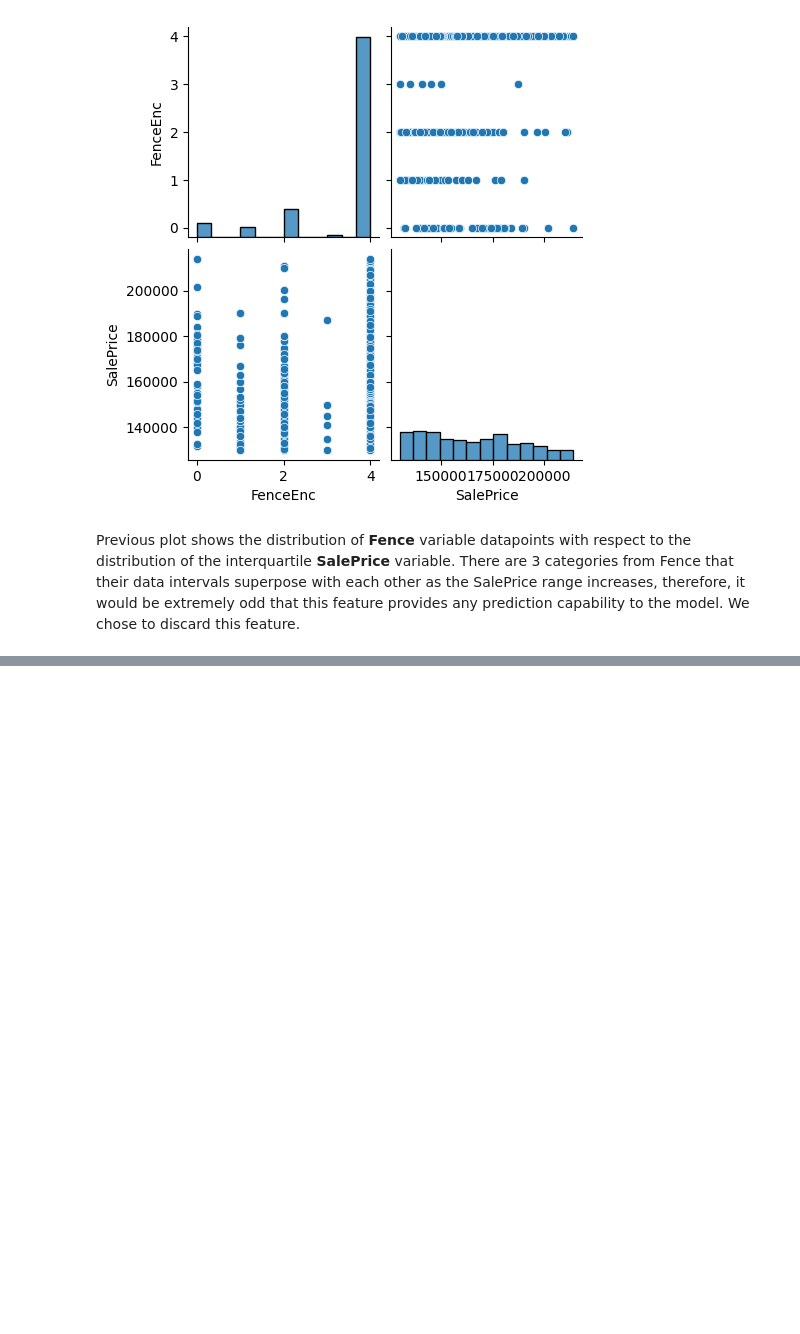
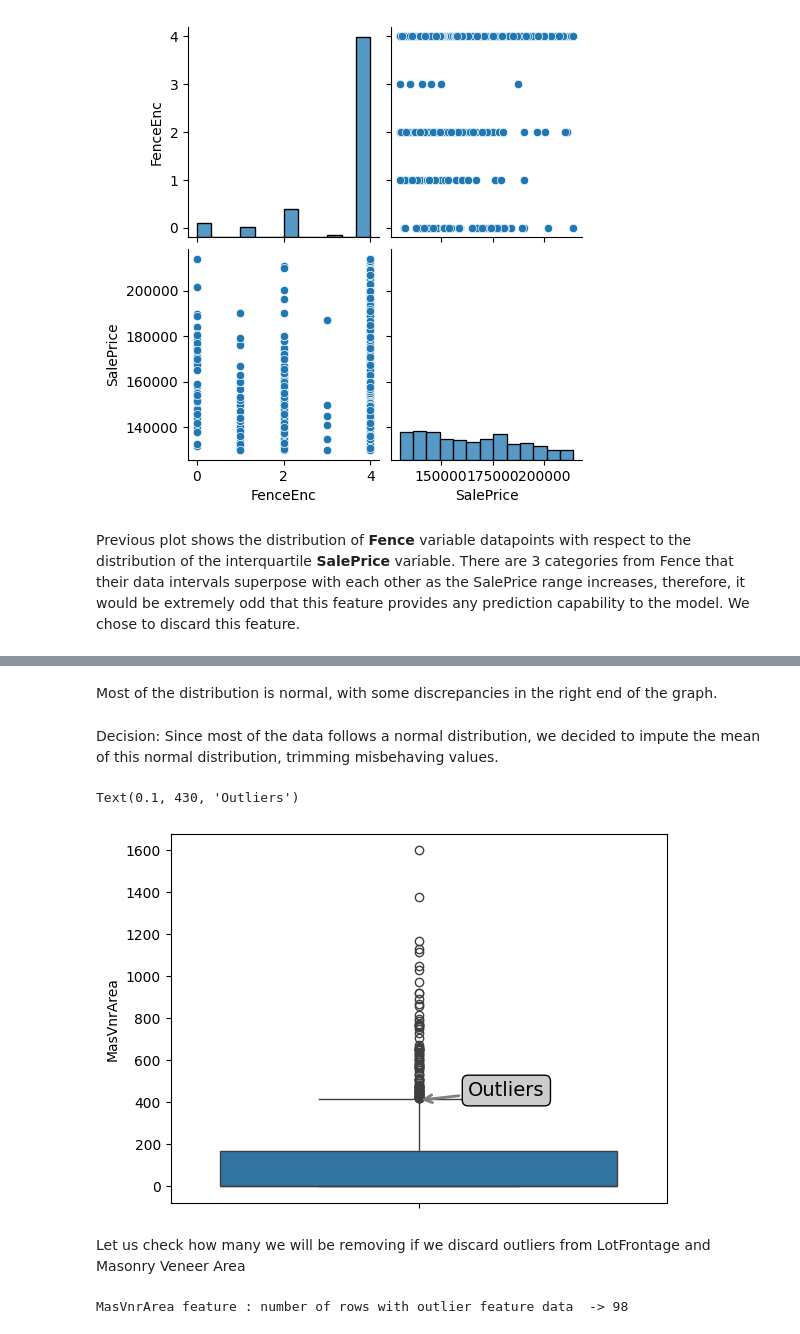
Before and after one commit to kevinmedinag96/House-Price-Prediction-KG, a Jupyter notebook: HPP-Part One.ipynb, the cells around one changed output, grey strips where cells are left out. Saved outputs shown, nothing was run; the diff lists cells and outputs as text; code cells hidden in the pictures; blank space fills up the shorter version.

```diff
--- a/HPP-EDA-DP-1.ipynb
+++ b/HPP-Part One.ipynb
@@ -410,0 +623,13 @@ cols_to_remove.append("Fence")
+# %% [markdown]
+Most of the distribution is normal, with some discrepancies in the right end of the graph.
+# %% [markdown]
+Decision: Since most of the data follows a normal distribution, we decided to impute the mean of this normal distribution, trimming misbehaving values.
+# %%
+ax = sns.boxplot(df["MasVnrArea"])
+
+# notation indicating an outlier
+ax.annotate('Outliers', xy=(0,410), xytext=(0.1,430), fontsize=14,
+            arrowprops=dict(arrowstyle='->', ec='grey', lw=2), bbox = dict(boxstyle="round", fc="0.8"))
+# %% [output]
+Text(0.1, 430, 'Outliers')
+[figure, added]
@@ -410,0 +638,7 @@ cols_to_remove.append("Fence")
+# %% [markdown]
+Let us check how many we will be removing if we discard outliers from LotFrontage and Masonry Veneer Area
+# %%
+
+print(f"MasVnrArea feature : number of rows with outlier feature data  -> {outliers_mas_vnr_area.count()}")
+# %% [output]
+MasVnrArea feature : number of rows with outlier feature data  -> 98
```
Also changed, not shown: parts of 62 cells of this notebook, 2 other files.
